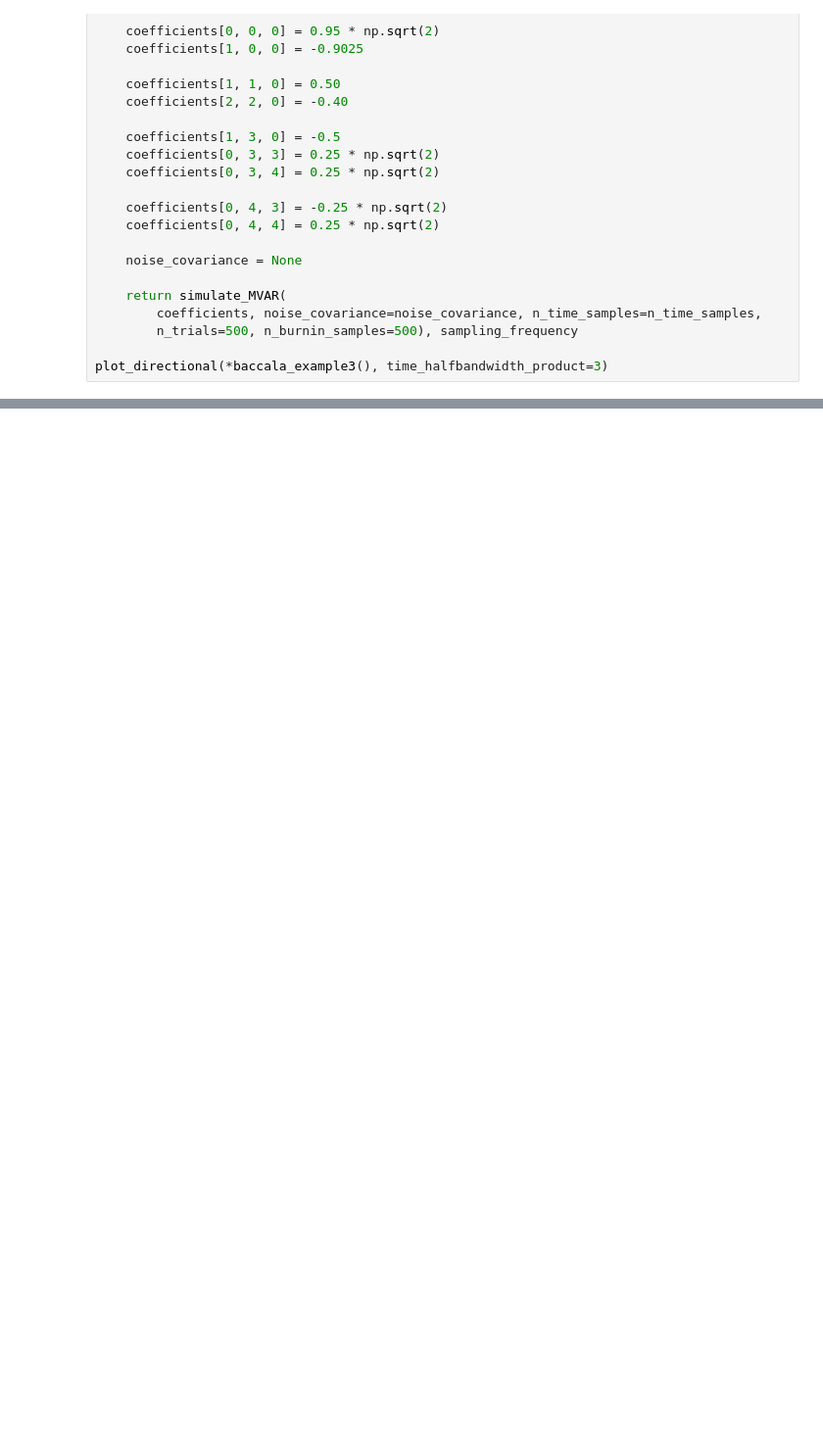
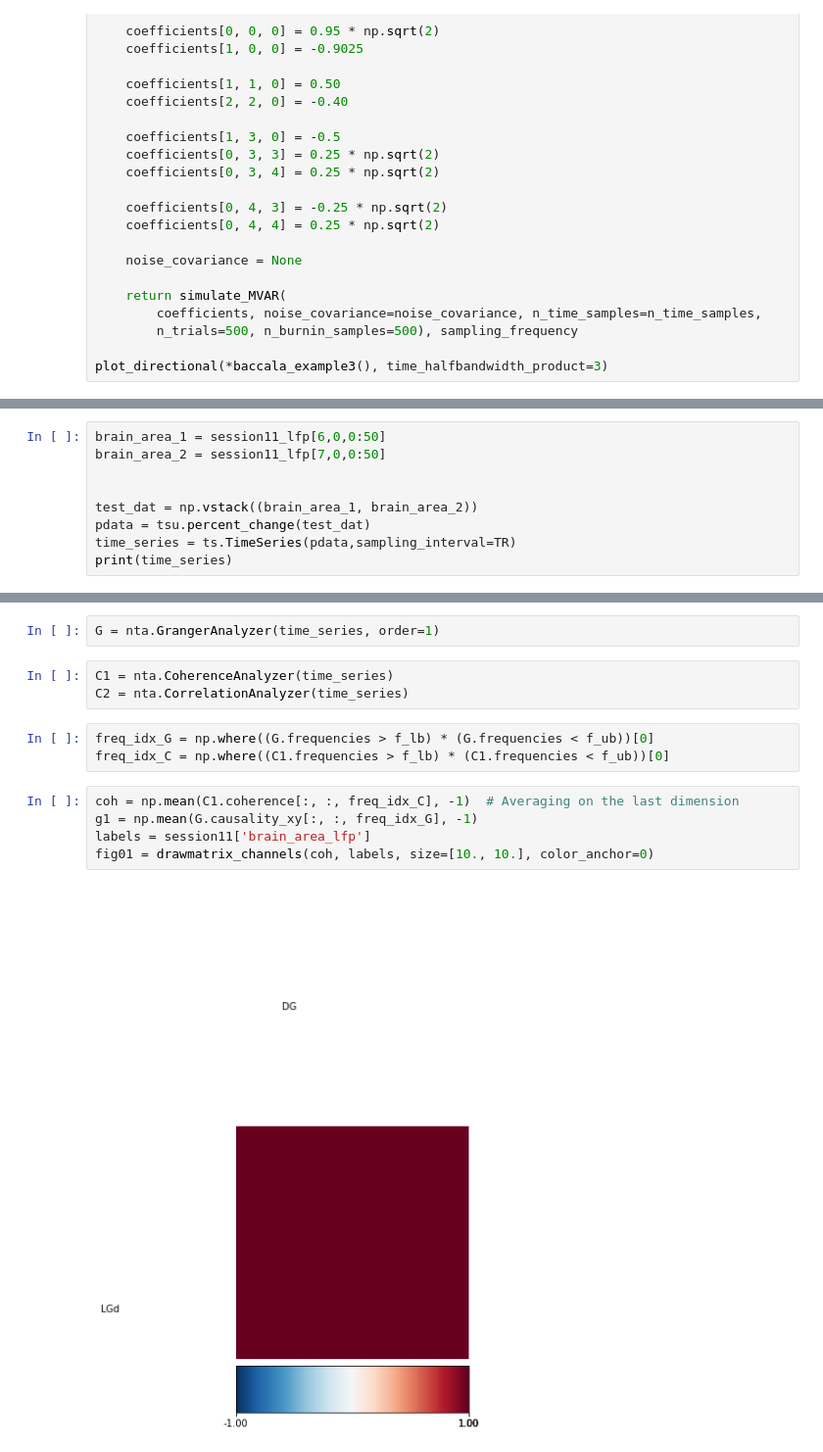
Before and after one commit to kayteeflick/nma_cn_flow_state, a Jupyter notebook: template.ipynb, the cells around one changed output, grey strips where cells are left out. Shown at 98% size. Drawn from its saved outputs; the diff is of its cells as text; blank space fills up the shorter version.

```diff
--- a/template.ipynb
+++ b/template.ipynb
@@ -603,0 +822,9 @@ Text(0.5, 1.0, 'Correlation Between Brain Areas Theta: -500 - 0 ms')
+# %%
+brain_area_1 = session11_lfp[6,0,0:50]
+brain_area_2 = session11_lfp[7,0,0:50]
+
+
+test_dat = np.vstack((brain_area_1, brain_area_2))
+pdata = tsu.percent_change(test_dat)
+time_series = ts.TimeSeries(pdata,sampling_interval=TR)
+print(time_series)
@@ -603,0 +849,15 @@ Text(0.5, 1.0, 'Correlation Between Brain Areas Theta: -500 - 0 ms')
+# %%
+G = nta.GrangerAnalyzer(time_series, order=1)
+# %%
+C1 = nta.CoherenceAnalyzer(time_series)
+C2 = nta.CorrelationAnalyzer(time_series)
+# %%
+freq_idx_G = np.where((G.frequencies > f_lb) * (G.frequencies < f_ub))[0]
+freq_idx_C = np.where((C1.frequencies > f_lb) * (C1.frequencies < f_ub))[0]
+# %%
+coh = np.mean(C1.coherence[:, :, freq_idx_C], -1)  # Averaging on the last dimension
+g1 = np.mean(G.causality_xy[:, :, freq_idx_G], -1)
+labels = session11['brain_area_lfp']
+fig01 = drawmatrix_channels(coh, labels, size=[10., 10.], color_anchor=0)
+# %% [output]
+[figure, added]
```
Also changed, not shown: parts of 15 cells of this notebook.
